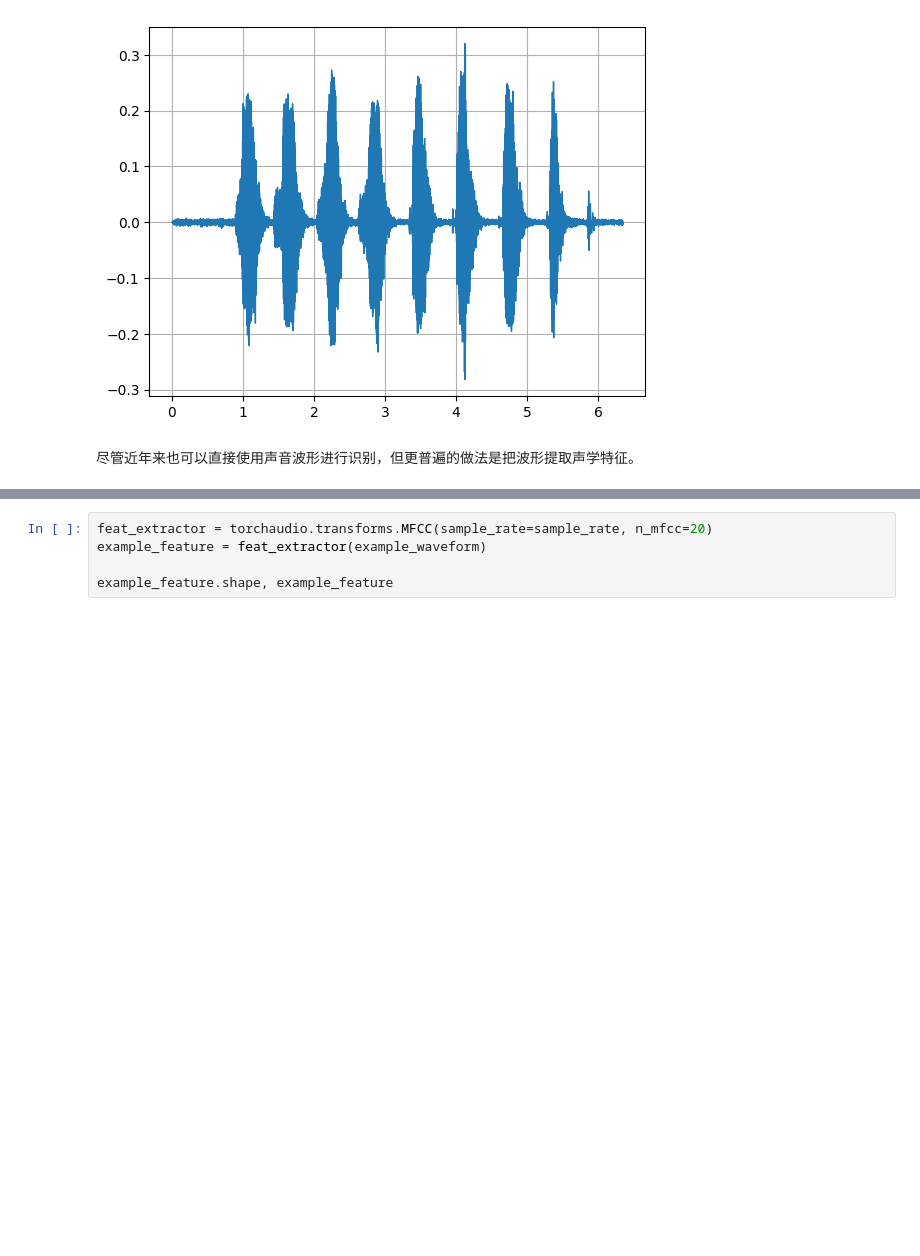
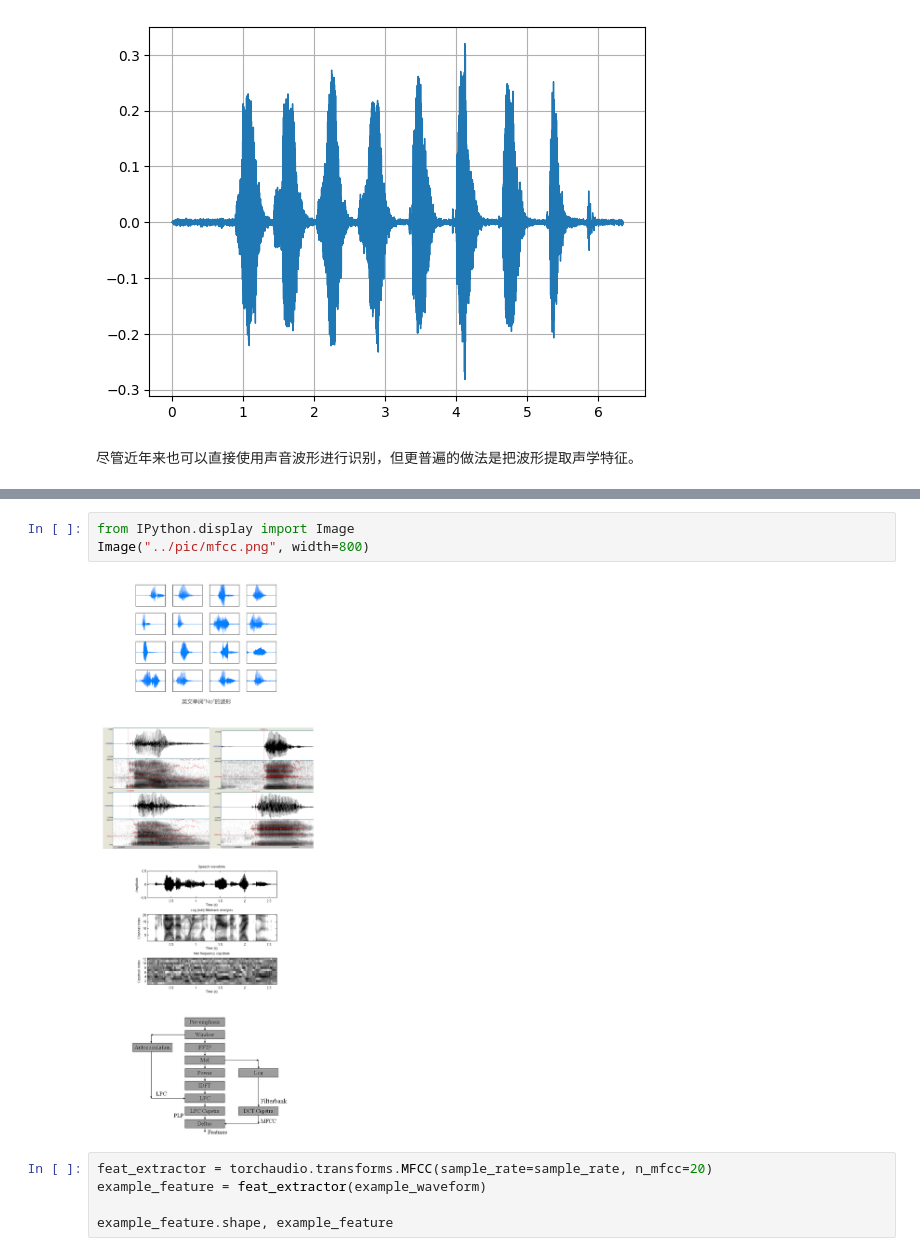
Before and after one commit to jimbozhang/yesno-example-for-undergraduates, a Jupyter notebook: train/train.ipynb, the cells around one changed output, grey strips where cells are left out. Drawn from its saved outputs; the diff is of its cells as text; blank space fills up the shorter version.

```diff
--- a/train/train.ipynb
+++ b/train/train.ipynb
@@ -116,3 +114,8 @@ plot_waveform(example_waveform, sample_rate)
+# %%
+from IPython.display import Image
+Image("../pic/mfcc.png", width=800)
+# %% [output]
+[figure, added]
 # %%
 feat_extractor = torchaudio.transforms.MFCC(sample_rate=sample_rate, n_mfcc=20)
 example_feature = feat_extractor(example_waveform)
```
Also changed, not shown: parts of 9 cells of this notebook.
